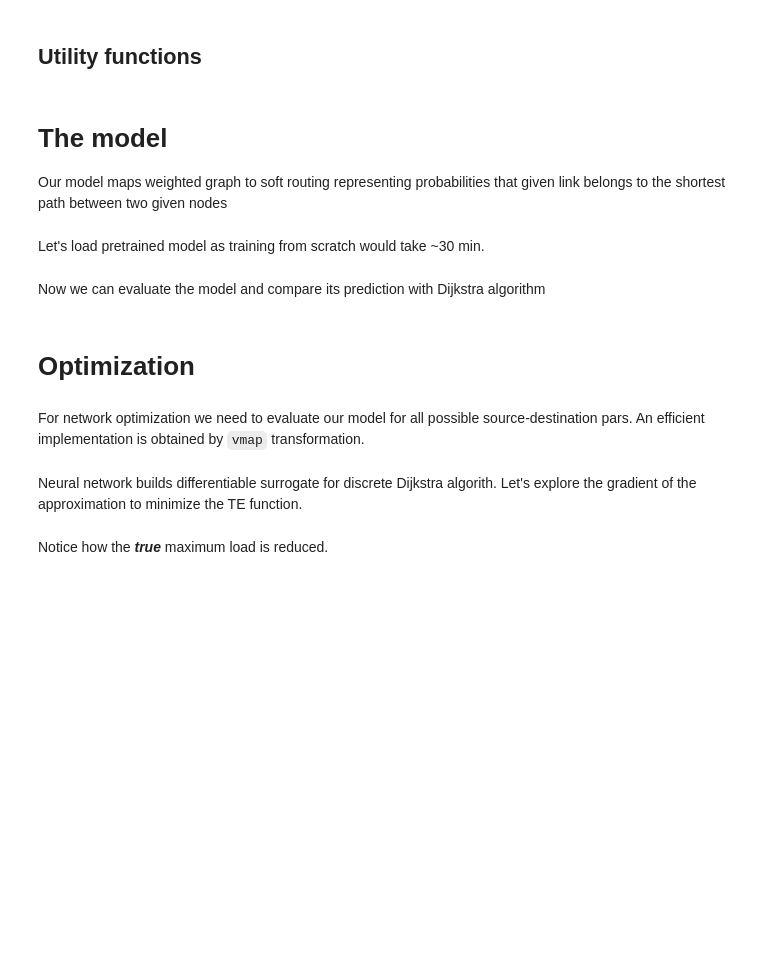
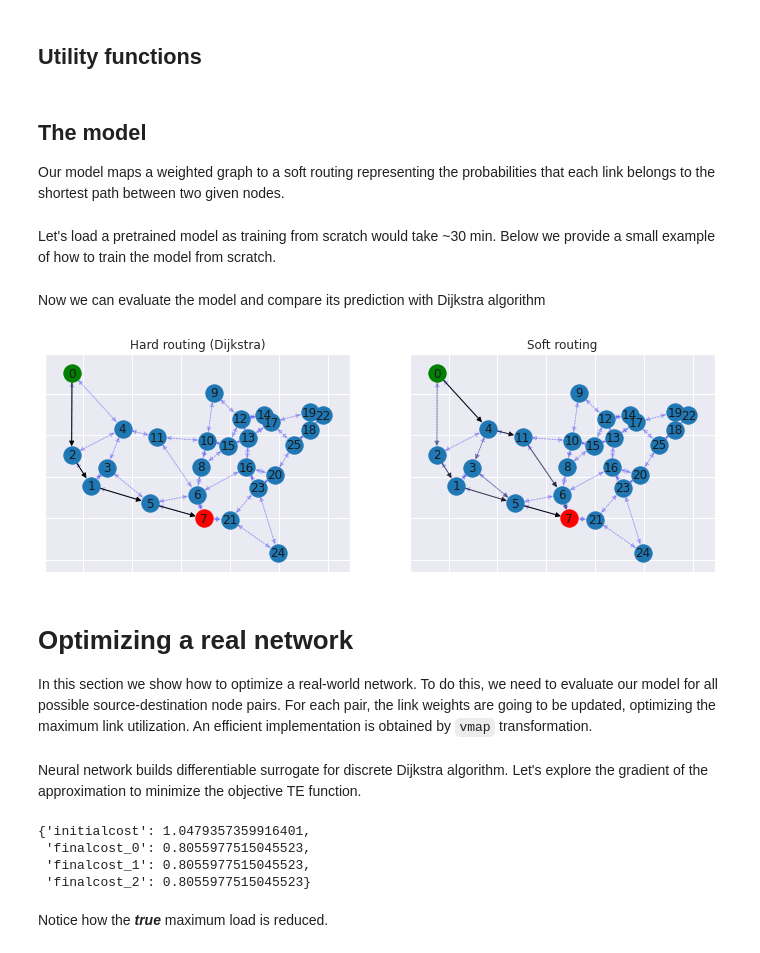
Before and after one commit to krzysztofrusek/net2vec, a Jupyter notebook: jupyter_notebooks/routing_by_backprop_demo.ipynb, the cells around one changed output. Drawn from its saved outputs; the diff is of its cells as text; code cells hidden in the pictures; blank space fills up the shorter version.

```diff
--- a/jupyter_notebooks/routing_by_backprop_demo.ipynb
+++ b/jupyter_notebooks/routing_by_backprop_demo.ipynb
@@ -164,9 +243,9 @@ def to_jraph(G:nx.Graph, src:int, dst:int)->Tuple[jraph.GraphsTuple, chex.Array]
         y[path,0] = 1
         return x,y
 # %% [markdown]
-# The model
+## The model
 
-Our model maps weighted graph to soft routing representing probabilities that given link belongs to the shortest path between two given nodes
+Our model maps a weighted graph to a soft routing representing the probabilities that each link belongs to the shortest path between two given nodes.
 # %%
 NUM_LAYERS = 2  # Hard-code number of layers in the edge/node/global models.
 LATENT_SIZE = 128  # Hard-code latent layer sizes for demos.
@@ -206,14 +285,15 @@ def network_definition(graph: jraph.GraphsTuple) -> jraph.GraphsTuple:
 
     return outputs
 # %% [markdown]
-Let's load pretrained model as training from scratch would take ~30 min.
+Let's load a pretrained model as training from scratch would take ~30 min. Below we provide a small example of how to train the model from scratch.
 # %%
 with open('net2vec/routing_by_backprop/log/labsim/sp1/snapshot-8000.pickle', 'rb') as f:
     params, state = pickle.load(f)
 # %% [markdown]
 Now we can evaluate the model and compare its prediction with Dijkstra algorithm
 # %%
-src = 4
+# Specify the src and destination nodes
+src = 0
 dst = 7
 
 x,y = to_jraph(G,src,dst)
@@ -221,31 +301,32 @@ x,y = to_jraph(G,src,dst)
 network = hk.without_apply_rng(hk.transform_with_state(network_definition))
 hats, _ = network.apply(params, state, x)
 # %%
-p = jax.nn.sigmoid(hats[-2].edges)
+p = jax.nn.sigmoid(hats[-1].edges)
 fig,axs = plt.subplots(ncols=2,figsize=(12,4))
 
 spl = list(pairwise(G.graph['all_pairs'][src][dst]))
 
 def plot_route(G, pos, alpha, ax):
     nx.draw_networkx_nodes(G, pos, nodelist=set(G.nodes).difference(set([src,dst])),ax=ax)
     nx.draw_networkx_nodes(G, pos, nodelist=[src],node_color='green',ax=ax)
     nx.draw_networkx_nodes(G, pos, nodelist=[dst],node_color='red',ax=ax)
     nx.draw_networkx_edges(G,pos,edge_color='blue', alpha=0.2,ax=ax,style=':');
     nx.draw_networkx_edges(G,pos,edge_color=[(0.,0.,0.,np.asarray(a)) for a in alpha],ax=ax);
     nx.draw_networkx_labels(G,pos,ax=ax);
 
 spl = list(pairwise(G.graph['all_pairs'][src][dst]))
 alpha=[float(e in spl) for e in G.edges]
 
 plot_route(G,pos,alpha,axs[0])
-axs[0].set_title('Hard routing');
+axs[0].set_title('Hard routing (Dijkstra)');
 plot_route(G,pos,p.flatten(),axs[1])
 axs[1].set_title('Soft routing');
+# %% [output]
+[figure, added]
-# %% [markdown]
-# Optimization
 # %% [markdown]
-For network optimization we need to evaluate our model for all possible source-destination pars.
-An efficient implementation is obtained by `vmap` transformation.
+# Optimizing a real network
+
+In this section we show how to optimize a real-world network. To do this, we need to evaluate our model for all possible source-destination node pairs. For each pair, the link weights are going to be updated, optimizing the maximum link utilization. An efficient implementation is obtained by `vmap` transformation.
 # %%
 def apply_for_pair(w: jnp.array, src: jnp.array, dst: jnp.array, params: hk.Params, state: hk.State,
                    graph_template: jraph.GraphsTuple) -> jnp.array:
@@ -315,10 +396,12 @@ def update(w: jnp.array, src: jnp.array, dst: jnp.array, params: hk.Params, stat
     proposal = jnp.where(proposal < 0, 3*lr, proposal)
     return proposal
 # %% [markdown]
-Neural network builds differentiable surrogate for discrete Dijkstra algorith.
-Let's  explore the gradient of the approximation to minimize the TE function.
+Neural network builds differentiable surrogate for discrete Dijkstra algorithm. Let's  explore the gradient of the approximation to minimize the objective TE function.
 # %%
 n = len(G)
+
+print("Num nodes:", n)
+print("Num edges:", len(G.edges))
 
 srcu, dstu = np.triu_indices(n, k=1)
 srcl, dstl = np.tril_indices(n, k=-1)
@@ -329,6 +412,7 @@ dst = jnp.concatenate([dstu, dstl], axis=0)
 # This controls congestion level
 tmscale = 0.6
 
+# Link weights are all initialized to 1
 w = jnp.ones_like(x.edges)
 tm = tmscale * np.random.uniform(0.0, 1.0, size=(n, n)) / (n - 1)
 
@@ -341,6 +425,7 @@ result = dict(
 
 lr = 2e-2
 
+# Run 3 optimization steps
 for i in range(3):
     w = update(w, src, dst, params, state, x, tm,lr)
     result[f'finalcost_{i}'] = true_cost(H, tm, src, dst, x, w)
@@ -348,5 +433,10 @@ for i in range(3):
 w=w.block_until_ready()
 
 result
+# %% [output]
+{'initialcost': 1.0479357359916401,
+ 'finalcost_0': 0.8055977515045523,
+ 'finalcost_1': 0.8055977515045523,
+ 'finalcost_2': 0.8055977515045523}
 # %% [markdown]
 Notice how the ***true*** maximum load is reduced.
```
Also changed, not shown: parts of 26 cells of this notebook.
